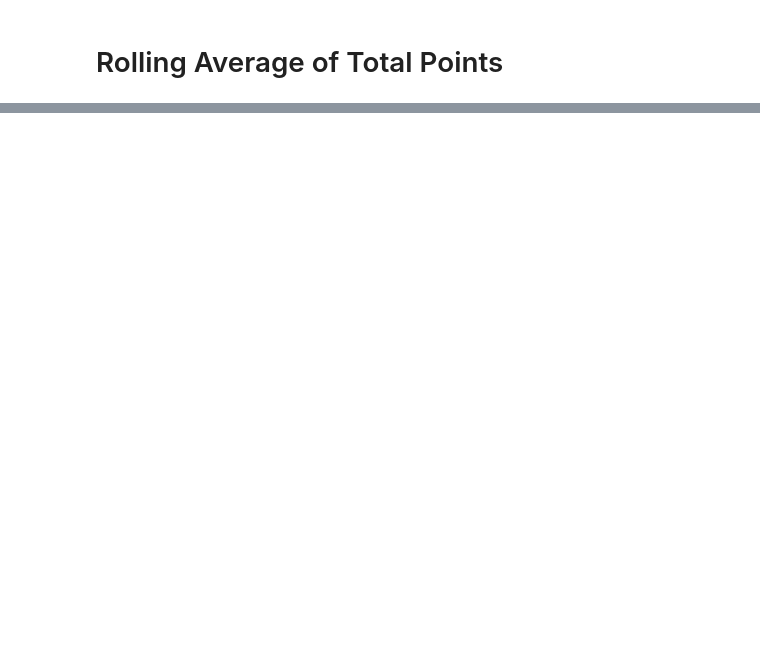
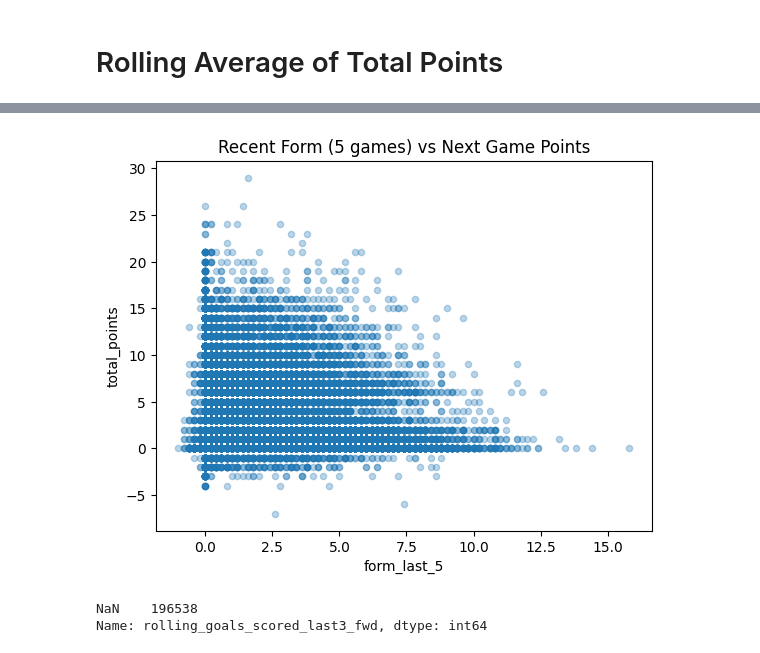
Before and after one commit to znader1/FPL, a Jupyter notebook: Notebooks/EDA_2025.ipynb, the cells around one changed output, grey strips where cells are left out. Saved outputs shown, nothing was run; the diff lists cells and outputs as text; code cells hidden in the pictures; blank space fills up the shorter version.

```diff
--- a/Notebooks/EDA_2025.ipynb
+++ b/Notebooks/EDA_2025.ipynb
@@ -207,0 +232,7 @@ KeyError: 'team_result'
+# %%
+df['form_last_5'] = df.groupby('name')['total_points'].shift(1).rolling(5).mean().reset_index(0,drop=True)
+df.plot.scatter(x='form_last_5', y='total_points', alpha=0.3)
+plt.title("Recent Form (5 games) vs Next Game Points")
+plt.show()
+# %% [output]
+[figure, added]
@@ -207,0 +274,5 @@ KeyError: 'team_result'
+# %%
+df.rolling_goals_scored_last3_fwd.value_counts(dropna=False)
+# %% [output]
+NaN    196538
+Name: rolling_goals_scored_last3_fwd, dtype: int64
```
Also changed, not shown: parts of 10 cells of this notebook.
